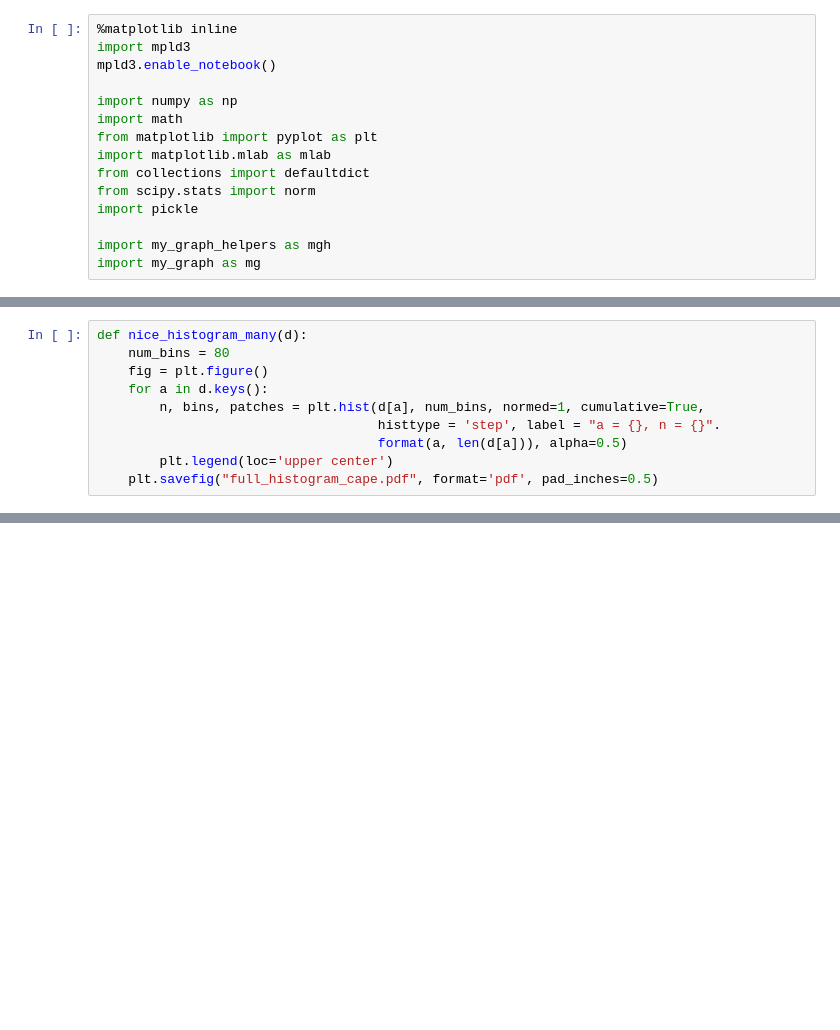
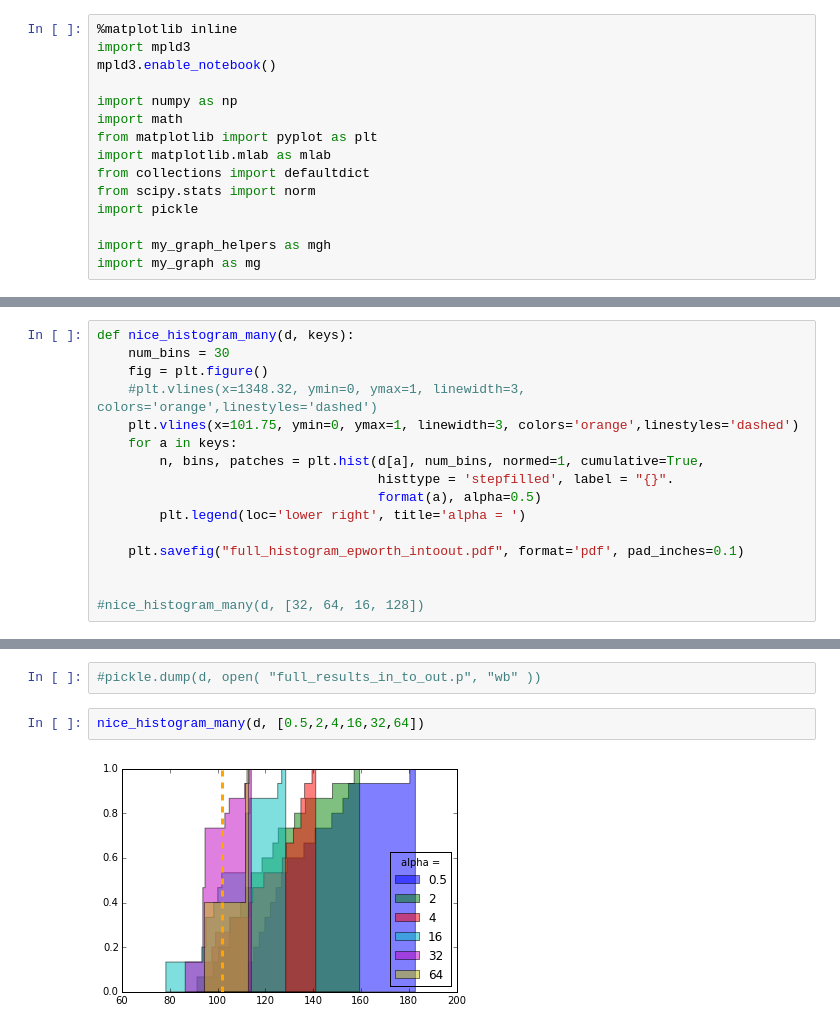
Before and after one commit to brelsford/topology, a Jupyter notebook: ReblockingFigs.ipynb, the cells around one changed output, grey strips where cells are left out. Saved outputs shown, nothing was run; the diff lists cells and outputs as text; blank space fills up the shorter version.

```diff
--- a/ReblockingFigs.ipynb
+++ b/ReblockingFigs.ipynb
@@ -56,10 +56,16 @@ def nice_histogram(a,x,bounds=None):
 # %%
-def nice_histogram_many(d):
-    num_bins = 80
+def nice_histogram_many(d, keys):
+    num_bins = 30
     fig = plt.figure()
-    for a in d.keys():
+    #plt.vlines(x=1348.32, ymin=0, ymax=1, linewidth=3, colors='orange',linestyles='dashed')
+    plt.vlines(x=101.75, ymin=0, ymax=1, linewidth=3, colors='orange',linestyles='dashed')
+    for a in keys:
         n, bins, patches = plt.hist(d[a], num_bins, normed=1, cumulative=True,
-                                    histtype = 'step', label = "a = {}, n = {}".
-                                    format(a, len(d[a])), alpha=0.5)
-        plt.legend(loc='upper center')
-    plt.savefig("full_histogram_cape.pdf", format='pdf', pad_inches=0.5)
+                                    histtype = 'stepfilled', label = "{}".
+                                    format(a), alpha=0.5)
+        plt.legend(loc='lower right', title='alpha = ')
+
+    plt.savefig("full_histogram_epworth_intoout.pdf", format='pdf', pad_inches=0.1)
+
+
+#nice_histogram_many(d, [32, 64, 16, 128])
@@ -111,3 +161,9 @@ for a in alpha:
+# %%
+#pickle.dump(d, open( "full_results_in_to_out.p", "wb" ))
+# %%
+nice_histogram_many(d, [0.5,2,4,16,32,64])
+# %% [output]
+[figure, added]
 # %%
 D1 = pickle.load( open( "d_results.p", "rb" ) )
 D2 = pickle.load( open( "d_results2.p", "rb" ) )
```
Also changed, not shown: parts of 27 cells of this notebook, 4 other files.
